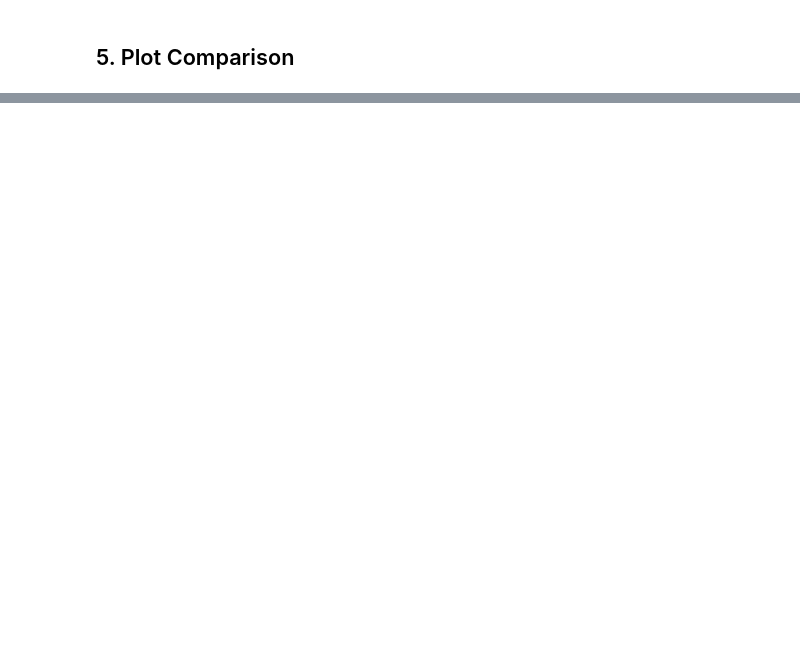
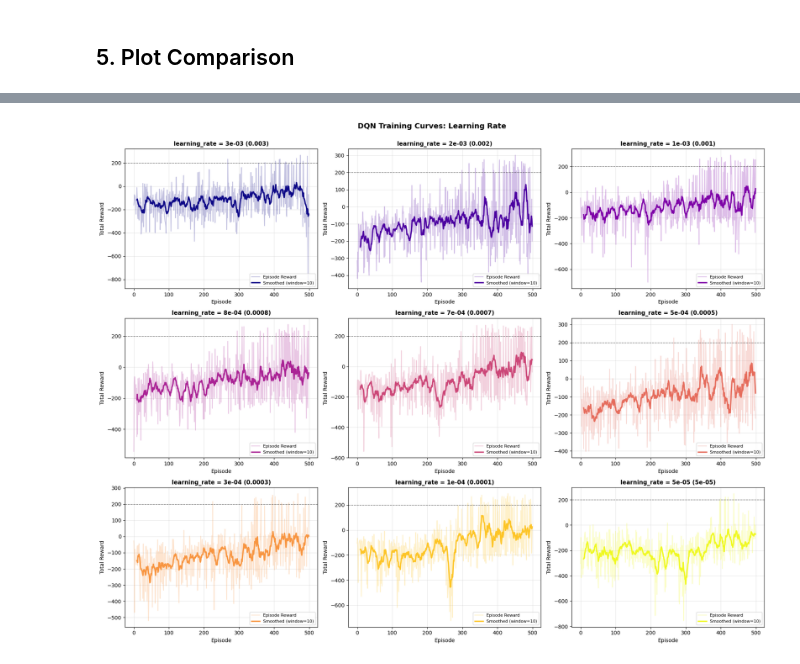
Before and after one commit to Kanncell/COMP3242-Group-Project-DQN, a Jupyter notebook: experiments/lr_experiments.ipynb, the cells around one changed output, grey strips where cells are left out. Saved outputs shown, nothing was run; the diff lists cells and outputs as text; code cells hidden in the pictures; blank space fills up the shorter version.

```diff
--- a/experiments/lr_experiments.ipynb
+++ b/experiments/lr_experiments.ipynb
@@ -194,0 +199,38 @@ plt.show()
+# %%
+def format_lr_label(lr):
+    return f'{lr:.0e} ({lr:g})'
+
+fig, axes = plt.subplots(3, 3, figsize=(18, 14))
+axes = axes.flatten()
+colors = plt.cm.plasma(np.linspace(0, 1, len(summary_rows)))
+
+# Plot from largest to smallest learning rate for easier visual comparison.
+plot_rows = sorted(summary_rows, key=lambda row: row['learning_rate'], reverse=True)
+
+for idx, row in enumerate(plot_rows):
+    ax = axes[idx]
+    variant_name = row['variant']
+    result = all_results[variant_name]
+    rewards = result['train_rewards']
+    lr = result['learning_rate']
+    color = colors[idx]
+    window = 10
+
+    ax.plot(rewards, alpha=0.25, color=color, label='Episode Reward')
+    if len(rewards) >= window:
+        smoothed = np.convolve(rewards, np.ones(window) / window, mode='valid')
+        episodes = range(window - 1, window - 1 + len(smoothed))
+        ax.plot(episodes, smoothed, linewidth=2.5, color=color, label=f'Smoothed (window={window})')
+
+    ax.axhline(y=200, color='black', linestyle='--', linewidth=1, alpha=0.5)
+    ax.set_title(f'learning_rate = {format_lr_label(lr)}', fontsize=11, fontweight='bold')
+    ax.set_xlabel('Episode')
+    ax.set_ylabel('Total Reward')
+    ax.grid(True, alpha=0.3)
+    ax.legend(fontsize=8, loc='lower right')
+
+plt.suptitle('DQN Training Curves: Learning Rate', fontsize=14, fontweight='bold', y=1.00)
+plt.tight_layout()
+plt.show()
+# %% [output]
+[figure, added]
```
Also changed, not shown: parts of 9 cells of this notebook, 28 other files.
